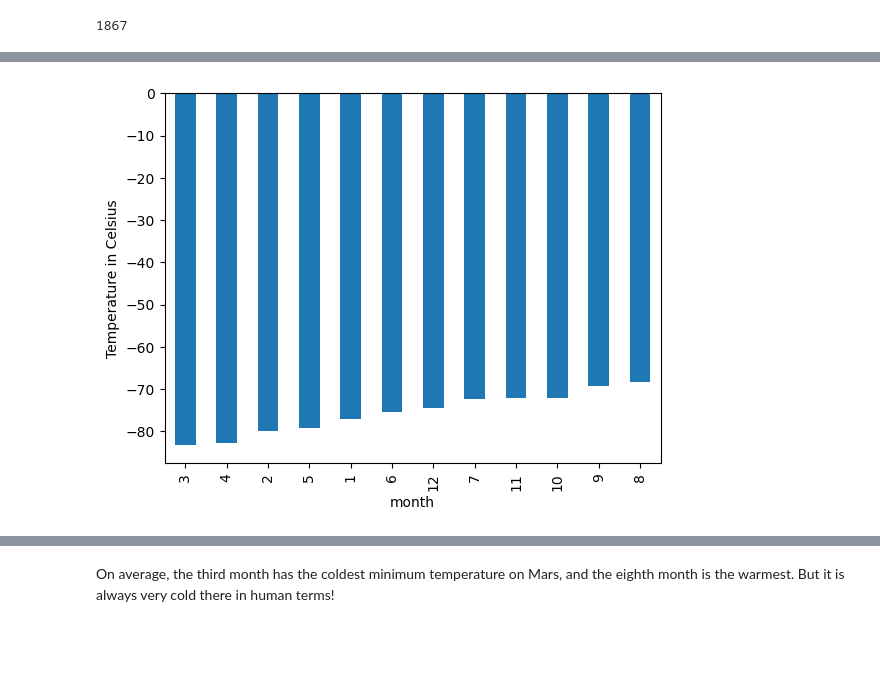
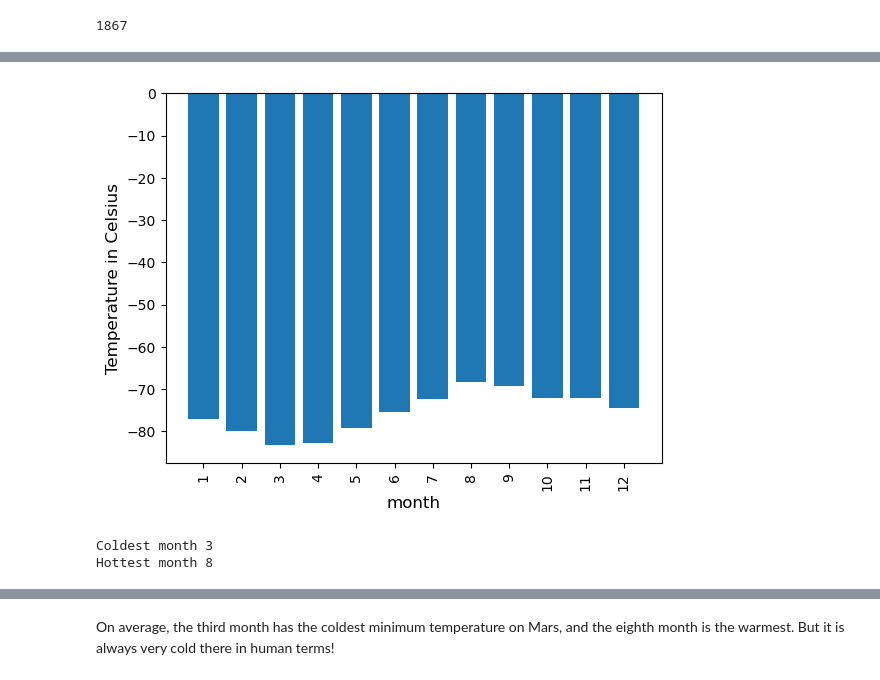
Before and after one commit to Barbsbhg/HTML_Challenge, a Jupyter notebook: part_2_mars_weather.ipynb, the cells around one changed output, grey strips where cells are left out. Saved outputs shown, nothing was run; the diff lists cells and outputs as text; code cells hidden in the pictures; blank space fills up the shorter version.

```diff
--- a/part_2_mars_weather.ipynb
+++ b/part_2_mars_weather.ipynb
@@ -140,4 +185,6 @@ Name: month, dtype: int64
 1867
 # %%
 # 3. What is the average low temperature by month?
+avg_low_temp = mars_temp_df[['month','min_temp']].groupby(by='month').mean()
+avg_low_temp
 # %% [output]
@@ -162,6 +205,25 @@ Name: min_temp, dtype: float64
+# %%
+# Plot the average temperature by month
+fig, ax = plt.subplots()
+ax = plt.bar(avg_low_temp.index,avg_low_temp.min_temp)
+plt.ylabel("Temperature in Celsius", size=12)
+plt.xlabel("month", size=12)
+plt.xticks(ticks = range(1,13,1))
+plt.xticks(rotation=90)
+plt.show()
+# %% [output]
+[figure, added]
 # %%
 # Identify the coldest and hottest months in Curiosity's location
+
+coldest_month = avg_low_temp.min_temp.idxmin()
+coldest_month
+hottest_month = avg_low_temp.min_temp.idxmax()
+hottest_month
+print(f'Coldest month {coldest_month}')
+print(f'Hottest month {hottest_month}')
 # %% [output]
-[figure, removed]
+Coldest month 3
+Hottest month 8
 # %%
 # 4. Average pressure by Martian month
```
Also changed, not shown: parts of 19 cells of this notebook, 3 other files.
